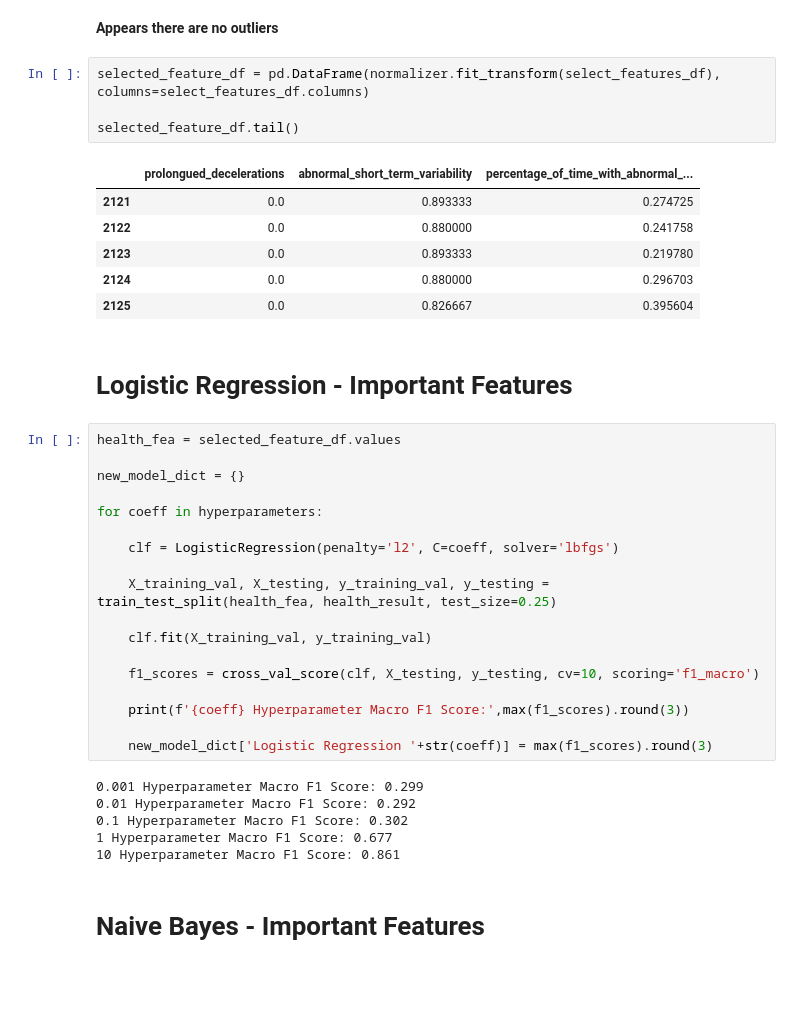
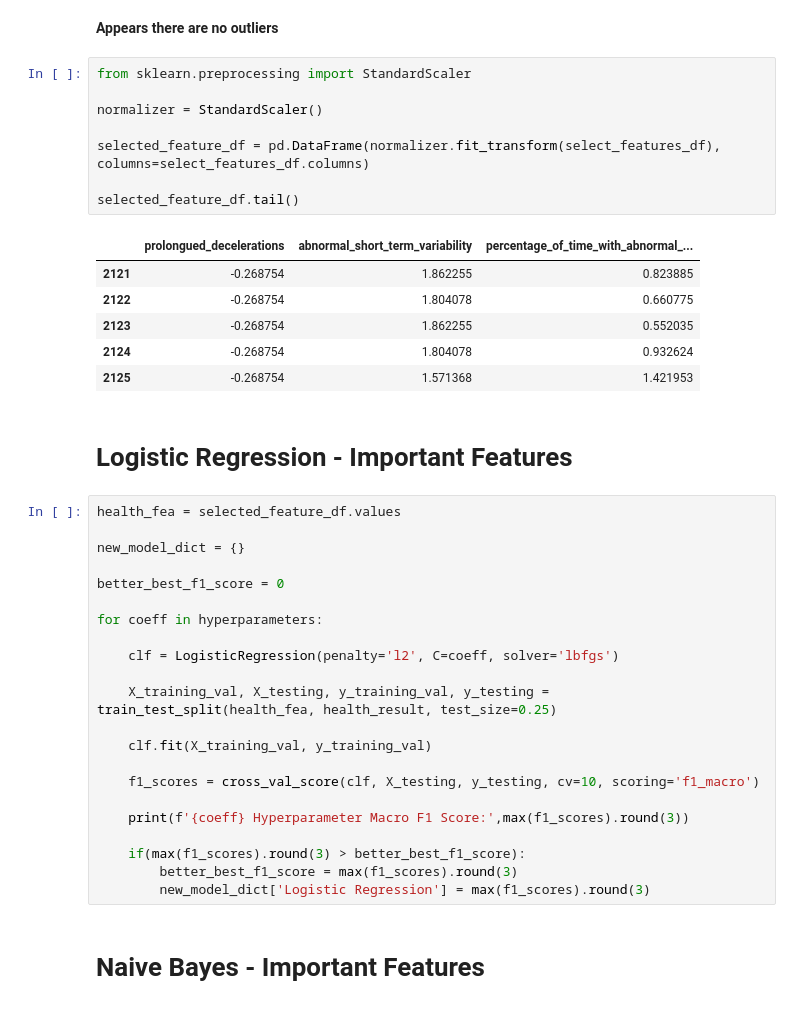
Before and after one commit to colbyeig/Projects-in-Data-Science, a Jupyter notebook: Health-Lab-1.ipynb, the cells around one changed output. Cells and saved outputs as stored; diff of their text form; blank space fills up the shorter version.

```diff
--- a/Health-Lab-1.ipynb
+++ b/Health-Lab-1.ipynb
@@ -194,22 +161,28 @@ select_features_df.describe()
 # %% [markdown]
 **Appears there are no outliers**
 # %%
+from sklearn.preprocessing import StandardScaler
+
+normalizer = StandardScaler()
+
 selected_feature_df = pd.DataFrame(normalizer.fit_transform(select_features_df), columns=select_features_df.columns)
 
 selected_feature_df.tail()
 # %% [output]
 |  | prolongued_decelerations | abnormal_short_term_variability | percentage_of_time_with_abnormal_... |
-| 2121 | 0.0 | 0.893333 | 0.274725 |
-| 2122 | 0.0 | 0.880000 | 0.241758 |
-| 2123 | 0.0 | 0.893333 | 0.219780 |
-| 2124 | 0.0 | 0.880000 | 0.296703 |
-| 2125 | 0.0 | 0.826667 | 0.395604 |
+| 2121 | -0.268754 | 1.862255 | 0.823885 |
+| 2122 | -0.268754 | 1.804078 | 0.660775 |
+| 2123 | -0.268754 | 1.862255 | 0.552035 |
+| 2124 | -0.268754 | 1.804078 | 0.932624 |
+| 2125 | -0.268754 | 1.571368 | 1.421953 |
 # %% [markdown]
 # Logistic Regression - Important Features
 # %%
 health_fea = selected_feature_df.values
 
 new_model_dict = {}
+
+better_best_f1_score = 0
 
 for coeff in hyperparameters:
 
@@ -223,13 +196,9 @@ for coeff in hyperparameters:
 
     print(f'{coeff} Hyperparameter Macro F1 Score:',max(f1_scores).round(3))
 
-    new_model_dict['Logistic Regression '+str(coeff)] = max(f1_scores).round(3)
+    if(max(f1_scores).round(3) > better_best_f1_score):
+        better_best_f1_score = max(f1_scores).round(3)
+        new_model_dict['Logistic Regression'] = max(f1_scores).round(3)
-# %% [output]
-0.001 Hyperparameter Macro F1 Score: 0.299
-0.01 Hyperparameter Macro F1 Score: 0.292
-0.1 Hyperparameter Macro F1 Score: 0.302
-1 Hyperparameter Macro F1 Score: 0.677
-10 Hyperparameter Macro F1 Score: 0.861
 # %% [markdown]
 # Naive Bayes - Important Features
 # %%
```
Also changed, not shown: parts of 7 cells of this notebook.
